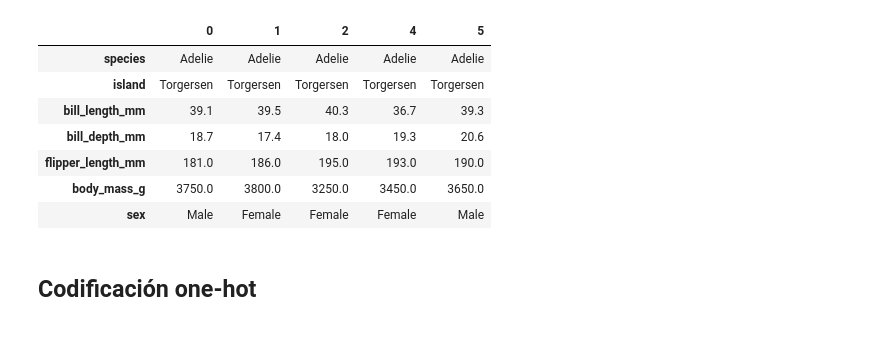
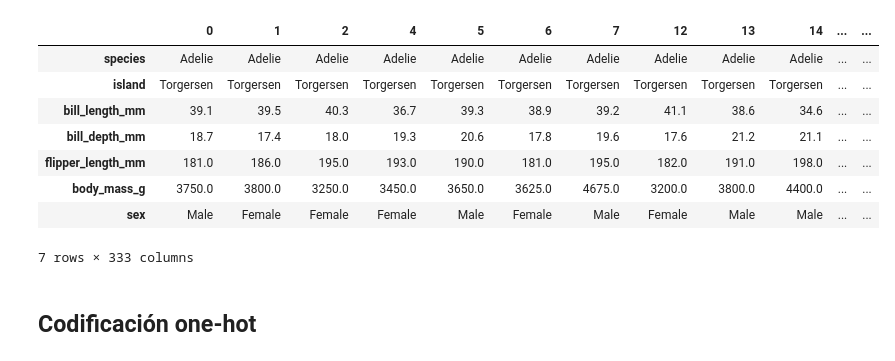
Before and after one commit to davidzz-code/IEDIB_2024_2025, a Jupyter notebook: 03 Programacion Machine Learning/T3 Gestión de proyectos/tarea_evaluable/penguins/notebooks/classification.ipynb, the cells around one changed output. Drawn from its saved outputs; the diff is of its cells as text; code cells hidden in the pictures.

```diff
--- a/03 Programacion Machine Learning/T3 Gestión de proyectos/tarea_evaluable/penguins/notebooks/classification.ipynb
+++ b/03 Programacion Machine Learning/T3 Gestión de proyectos/tarea_evaluable/penguins/notebooks/classification.ipynb
@@ -1,20 +1,21 @@
 # %%
 import pandas as pd
 import seaborn as sns
 
 # Cargar el dataset de penguins
 df = sns.load_dataset("penguins").dropna()
 
-df.head().T
+df.T
 # %% [output]
-|  | 0 | 1 | 2 | 4 | 5 |
-| species | Adelie | Adelie | Adelie | Adelie | Adelie |
-| island | Torgersen | Torgersen | Torgersen | Torgersen | Torgersen |
-| bill_length_mm | 39.1 | 39.5 | 40.3 | 36.7 | 39.3 |
-| bill_depth_mm | 18.7 | 17.4 | 18.0 | 19.3 | 20.6 |
-| flipper_length_mm | 181.0 | 186.0 | 195.0 | 193.0 | 190.0 |
-| body_mass_g | 3750.0 | 3800.0 | 3250.0 | 3450.0 | 3650.0 |
-| sex | Male | Female | Female | Female | Male |
+|  | 0 | 1 | 2 | 4 | 5 | 6 | 7 | 12 | 13 | 14 | ... | ... |
+| species | Adelie | Adelie | Adelie | Adelie | Adelie | Adelie | Adelie | Adelie | Adelie | Adelie | ... | ... |
+| island | Torgersen | Torgersen | Torgersen | Torgersen | Torgersen | Torgersen | Torgersen | Torgersen | Torgersen | Torgersen | ... | ... |
+| bill_length_mm | 39.1 | 39.5 | 40.3 | 36.7 | 39.3 | 38.9 | 39.2 | 41.1 | 38.6 | 34.6 | ... | ... |
+| bill_depth_mm | 18.7 | 17.4 | 18.0 | 19.3 | 20.6 | 17.8 | 19.6 | 17.6 | 21.2 | 21.1 | ... | ... |
+| flipper_length_mm | 181.0 | 186.0 | 195.0 | 193.0 | 190.0 | 181.0 | 195.0 | 182.0 | 191.0 | 198.0 | ... | ... |
+| body_mass_g | 3750.0 | 3800.0 | 3250.0 | 3450.0 | 3650.0 | 3625.0 | 4675.0 | 3200.0 | 3800.0 | 4400.0 | ... | ... |
+| sex | Male | Female | Female | Female | Male | Female | Male | Female | Male | Male | ... | ... |
+7 rows × 333 columns
 # %%
 from sklearn.model_selection import train_test_split
 from sklearn.preprocessing import LabelEncoder
```
Also changed, not shown: 1 other file.
